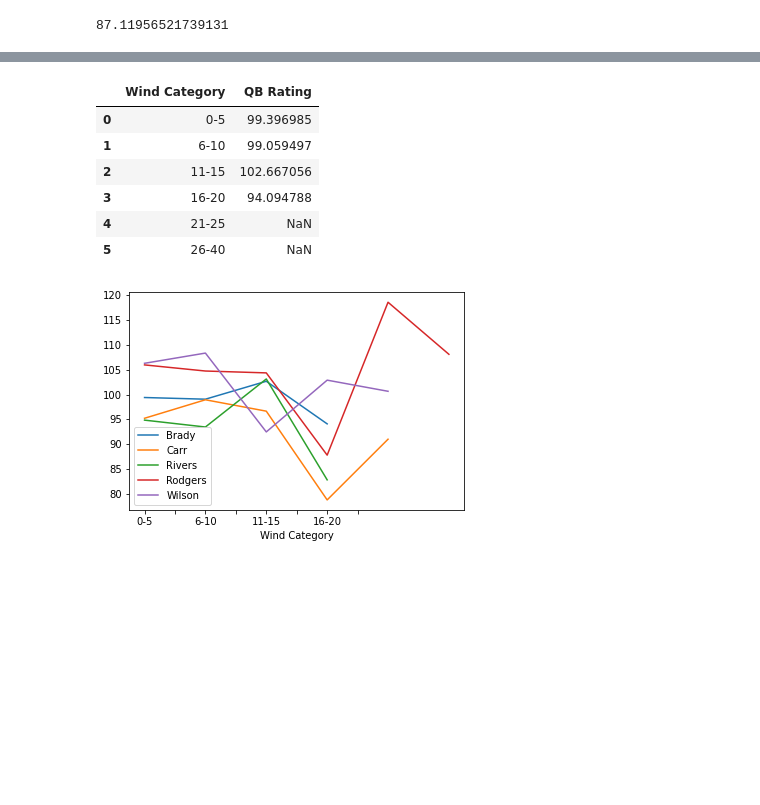
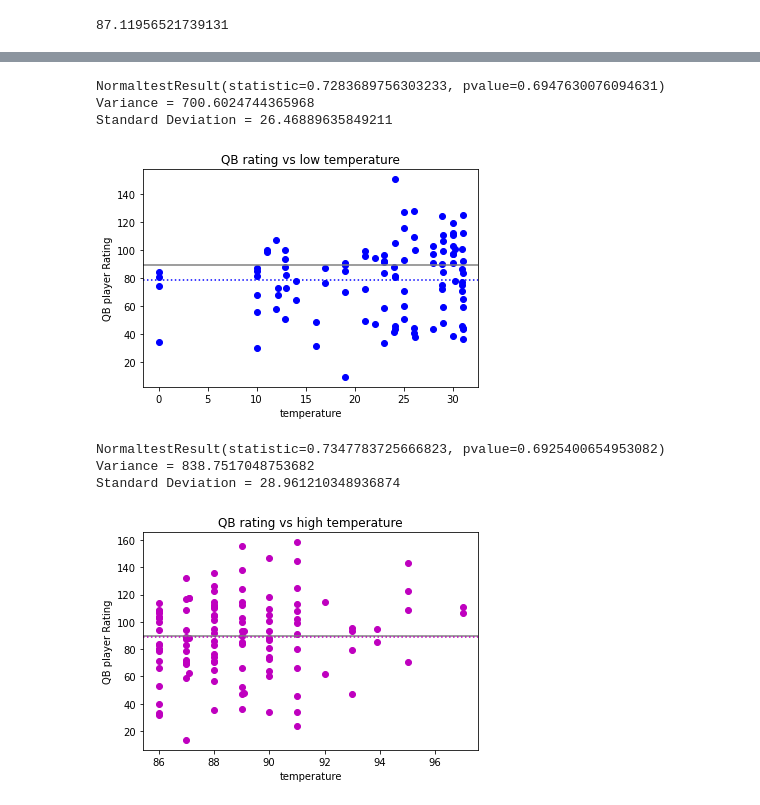
Before and after one commit to nblaul/Project-1, a Jupyter notebook: Project1-Jennifergraphs.ipynb, the cells around one changed output, grey strips where cells are left out. Drawn from its saved outputs; the diff is of its cells as text; code cells hidden in the pictures; blank space fills up the shorter version.

```diff
--- a/Project1-Jennifergraphs.ipynb
+++ b/Project1-Jennifergraphs.ipynb
@@ -181,0 +145,5 @@ QB_hightemp["QB Rating"].median()
+# %%
+#low temperature (<32)
+QB_lowtemp = QB_df[["QB Rating", "temperature"]]
+QB_lowtemp = QB_lowtemp.query('temperature < 32')
+QB_lowtemp["QB Rating"].count()
@@ -343,10 +246,0 @@ Name: QB Rating, dtype: float64
-# %%
-pd.DataFrame(tom_group).reset_index()
-# %% [output]
-|  | Wind Category | QB Rating |
-| 0 | 0-5 | 99.396985 |
-| 1 | 6-10 | 99.059497 |
-| 2 | 11-15 | 102.667056 |
-| 3 | 16-20 | 94.094788 |
-| 4 | 21-25 | NaN |
-| 5 | 26-40 | NaN |
@@ -356,16 +247,38 @@ top_QB_df= weather_QB_pd[weather_QB_pd.lastName.isin(top_five)].copy()
-# %%
-fig, ax = plt.subplots()
-for qb_name,df_temp in top_QB_df.groupby(['lastName']):
-
-
-    temp_group = df_temp.groupby(['Wind Category'])['QB Rating'].mean()
-    ax = pd.DataFrame(temp_group).reset_index().plot(ax=ax, kind='line', x='Wind Category',y='QB Rating', label=qb_name)
-
-#x_axis = np.arange(len("Wind Category"))
-#tick_locations = [value for value in x_axis]
-
-#plt.xticks(tick_locations, group_labels)
-plt.legend()
-plt.show()
-# %% [output]
-[figure, removed]
+# %%
+QB_highwinds_mean=QB_highwinds["QB Rating"].mean()
+QB_heavyrain_mean=QB_heavyrain["QB Rating"].mean()
+QB_hightemp_mean=QB_hightemp["QB Rating"].mean()
+QB_lowtemp_mean=QB_lowtemp["QB Rating"].mean()
+QB_overall_mean=QB_df["QB Rating"].mean()
+# %%
+plt.title("QB rating vs low temperature")
+plt.xlabel("temperature")
+plt.ylabel("QB player Rating")
+plt.scatter(QB_lowtemp["temperature"], QB_lowtemp["QB Rating"], color='b')
+plt.axhline(y=QB_overall_mean, color="gray", linestyle = '-')
+plt.axhline(y=QB_lowtemp_mean, color="b", linestyle = 'dotted')
+print(sts.normaltest(QB_lowtemp["QB Rating"]))
+print(f'Variance = {QB_lowtemp["QB Rating"].var()}')
+print(f'Standard Deviation = {QB_lowtemp["QB Rating"].std()}')
+# %% [output]
+NormaltestResult(statistic=0.7283689756303233, pvalue=0.6947630076094631)
+Variance = 700.6024744365968
+Standard Deviation = 26.46889635849211
+[figure, added]
+# %%
+plt.title("QB rating vs high temperature")
+plt.xlabel("temperature")
+plt.ylabel("QB player Rating")
+plt.scatter(QB_hightemp["temperature"], QB_hightemp["QB Rating"], color='m')
+plt.axhline(y=QB_overall_mean, color="gray", linestyle = '-')
+plt.axhline(y=QB_hightemp_mean, color="m", linestyle = 'dotted')
+ax.text(100, 89.2549, 'Mean QB Rating All Conditions', va='center', ha="left", bbox=dict(facecolor="w",alpha=0.5),
+        transform=ax.get_yaxis_transform())
+print(sts.normaltest(QB_hightemp["QB Rating"]))
+print(f'Variance = {QB_hightemp["QB Rating"].var()}')
+print(f'Standard Deviation = {QB_hightemp["QB Rating"].std()}')
+# %% [output]
+NormaltestResult(statistic=0.7347783725666823, pvalue=0.6925400654953082)
+Variance = 838.7517048753682
+Standard Deviation = 28.961210348936874
+[figure, added]
```
Also changed, not shown: parts of 111 cells of this notebook.
